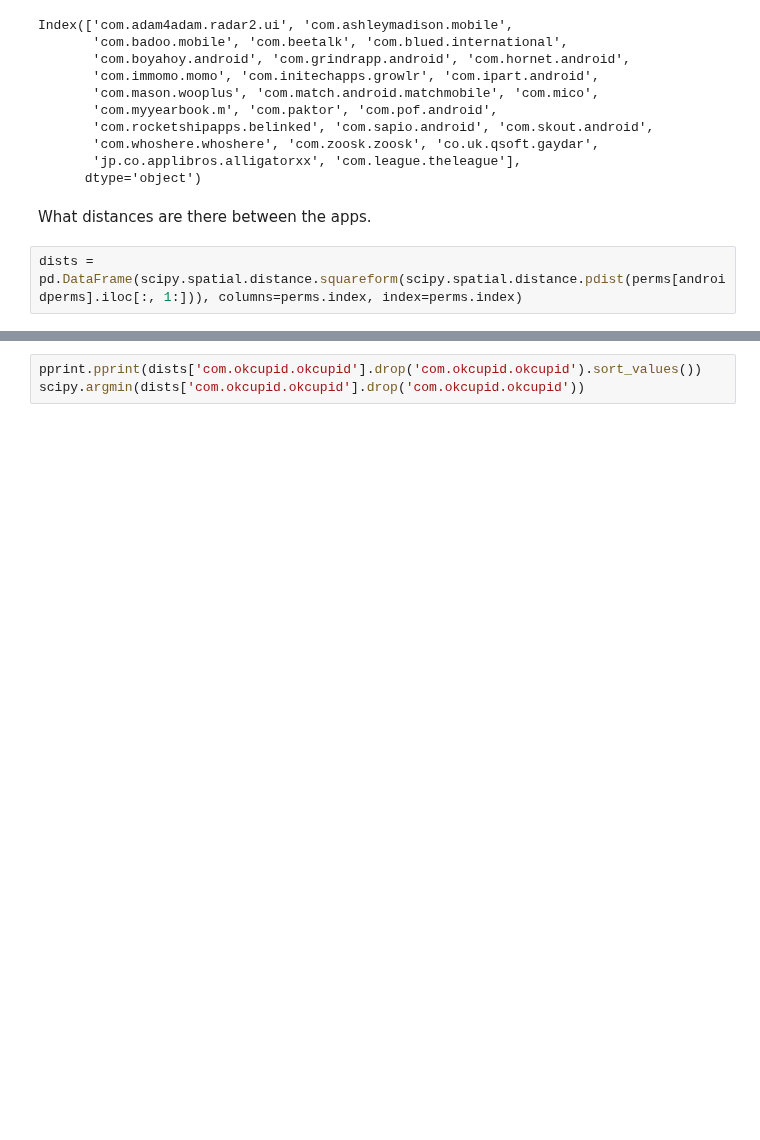
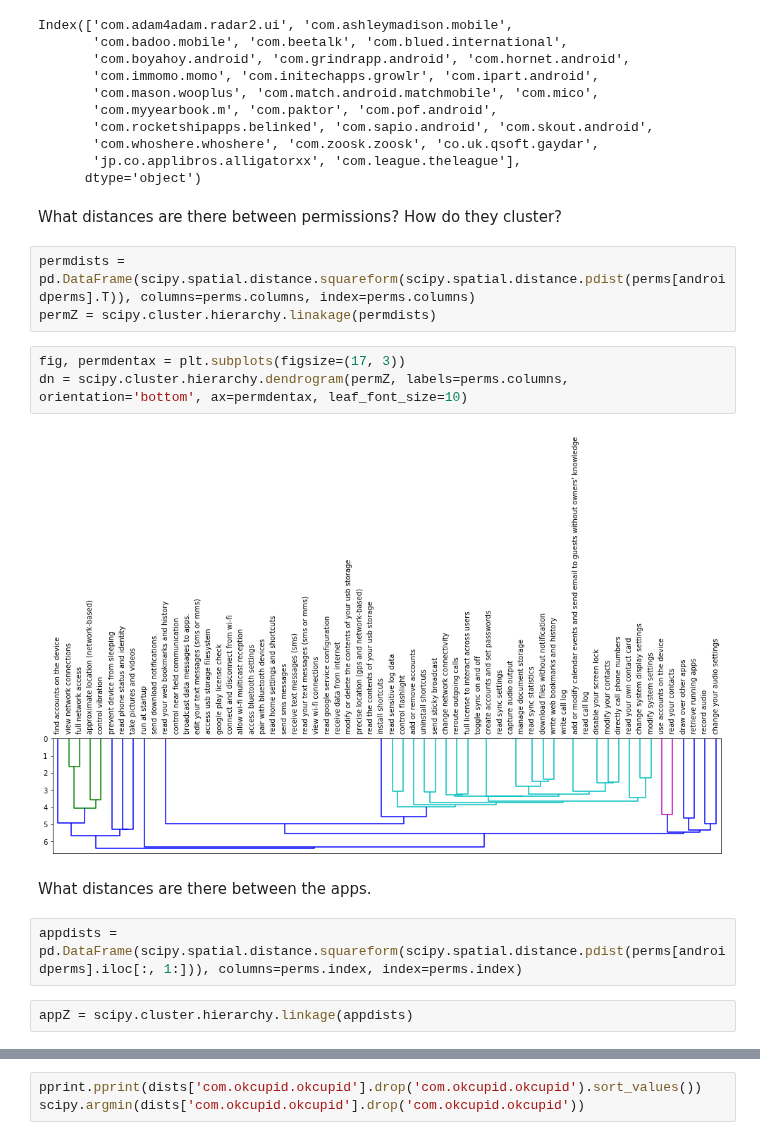
Before and after one commit to xmacex/dataanddating, a Jupyter notebook: App permissions.ipynb, the cells around one changed output, grey strips where cells are left out. Saved outputs shown, nothing was run; the diff lists cells and outputs as text; blank space fills up the shorter version.

```diff
--- a/App permissions.ipynb
+++ b/App permissions.ipynb
@@ -269,7 +277,19 @@ Index(['com.adam4adam.radar2.ui', 'com.ashleymadison.mobile',
        'com.whoshere.whoshere', 'com.zoosk.zoosk', 'co.uk.qsoft.gaydar',
        'jp.co.applibros.alligatorxx', 'com.league.theleague'],
       dtype='object')
+# %% [markdown]
+What distances are there between permissions? How do they cluster?
+# %%
+permdists = pd.DataFrame(scipy.spatial.distance.squareform(scipy.spatial.distance.pdist(perms[androidperms].T)), columns=perms.columns, index=perms.columns)
+permZ = scipy.cluster.hierarchy.linakage(permdists)
+# %%
+fig, permdentax = plt.subplots(figsize=(17, 3))
+dn = scipy.cluster.hierarchy.dendrogram(permZ, labels=perms.columns, orientation='bottom', ax=permdentax, leaf_font_size=10)
+# %% [output]
+[figure, added]
 # %% [markdown]
 What distances are there between the apps.
 # %%
-dists = pd.DataFrame(scipy.spatial.distance.squareform(scipy.spatial.distance.pdist(perms[androidperms].iloc[:, 1:])), columns=perms.index, index=perms.index)
+appdists = pd.DataFrame(scipy.spatial.distance.squareform(scipy.spatial.distance.pdist(perms[androidperms].iloc[:, 1:])), columns=perms.index, index=perms.index)
+# %%
+appZ = scipy.cluster.hierarchy.linkage(appdists)
```
Also changed, not shown: parts of 10 cells of this notebook.
